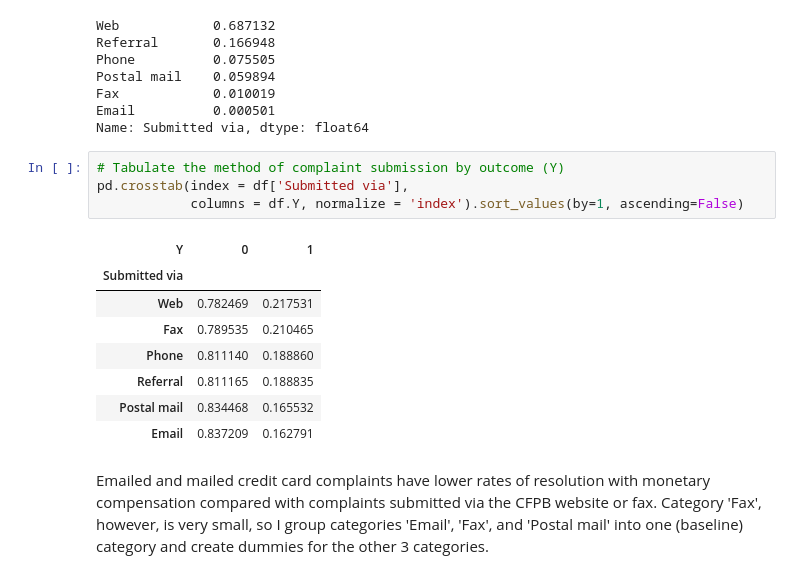
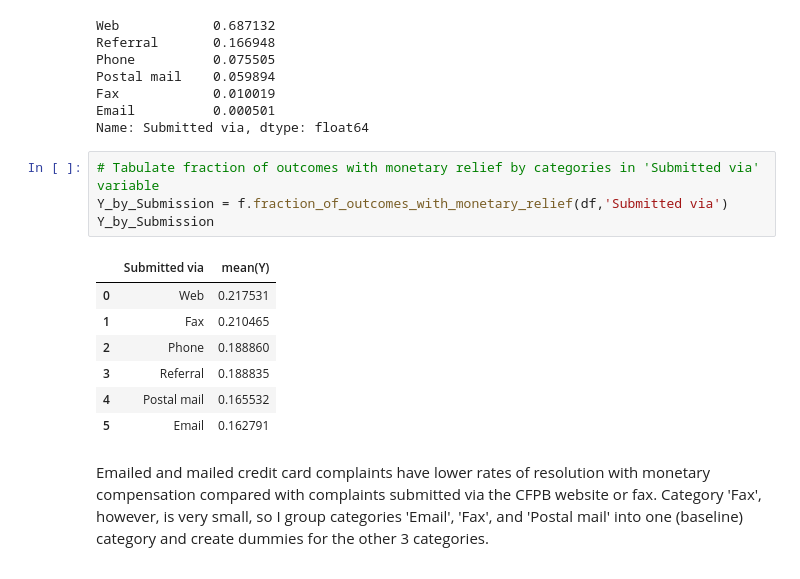
Before and after one commit to zhannazh/Predicting_Outcome_of_Consumer_Finance_Complaints, a Jupyter notebook: 1. Data exploration and feature engineering.ipynb, the cells around one changed output. Cells and saved outputs as stored; diff of their text form.

```diff
--- a/1. Data exploration and feature engineering.ipynb
+++ b/1. Data exploration and feature engineering.ipynb
@@ -453,19 +449,18 @@ Postal mail    0.059894
 Fax            0.010019
 Email          0.000501
 Name: Submitted via, dtype: float64
-# %%
-# Tabulate the method of complaint submission by outcome (Y)
-pd.crosstab(index = df['Submitted via'],
-            columns = df.Y, normalize = 'index').sort_values(by=1, ascending=False)
-# %% [output]
-| Y | 0 | 1 |
-| Submitted via |  |  |
-| Web | 0.782469 | 0.217531 |
-| Fax | 0.789535 | 0.210465 |
-| Phone | 0.811140 | 0.188860 |
-| Referral | 0.811165 | 0.188835 |
-| Postal mail | 0.834468 | 0.165532 |
-| Email | 0.837209 | 0.162791 |
+# %%
+# Tabulate fraction of outcomes with monetary relief by categories in 'Submitted via' variable
+Y_by_Submission = f.fraction_of_outcomes_with_monetary_relief(df,'Submitted via')
+Y_by_Submission
+# %% [output]
+|  | Submitted via | mean(Y) |
+| 0 | Web | 0.217531 |
+| 1 | Fax | 0.210465 |
+| 2 | Phone | 0.188860 |
+| 3 | Referral | 0.188835 |
+| 4 | Postal mail | 0.165532 |
+| 5 | Email | 0.162791 |
 # %% [markdown]
 Emailed and mailed credit card complaints have lower rates of resolution with monetary compensation compared with complaints submitted via the CFPB website or fax. Category 'Fax', however, is very small, so I group categories 'Email', 'Fax', and 'Postal mail' into one (baseline) category and create dummies for the other 3 categories.
 # %%
```
Also changed, not shown: parts of 28 cells of this notebook, 1 other file.
